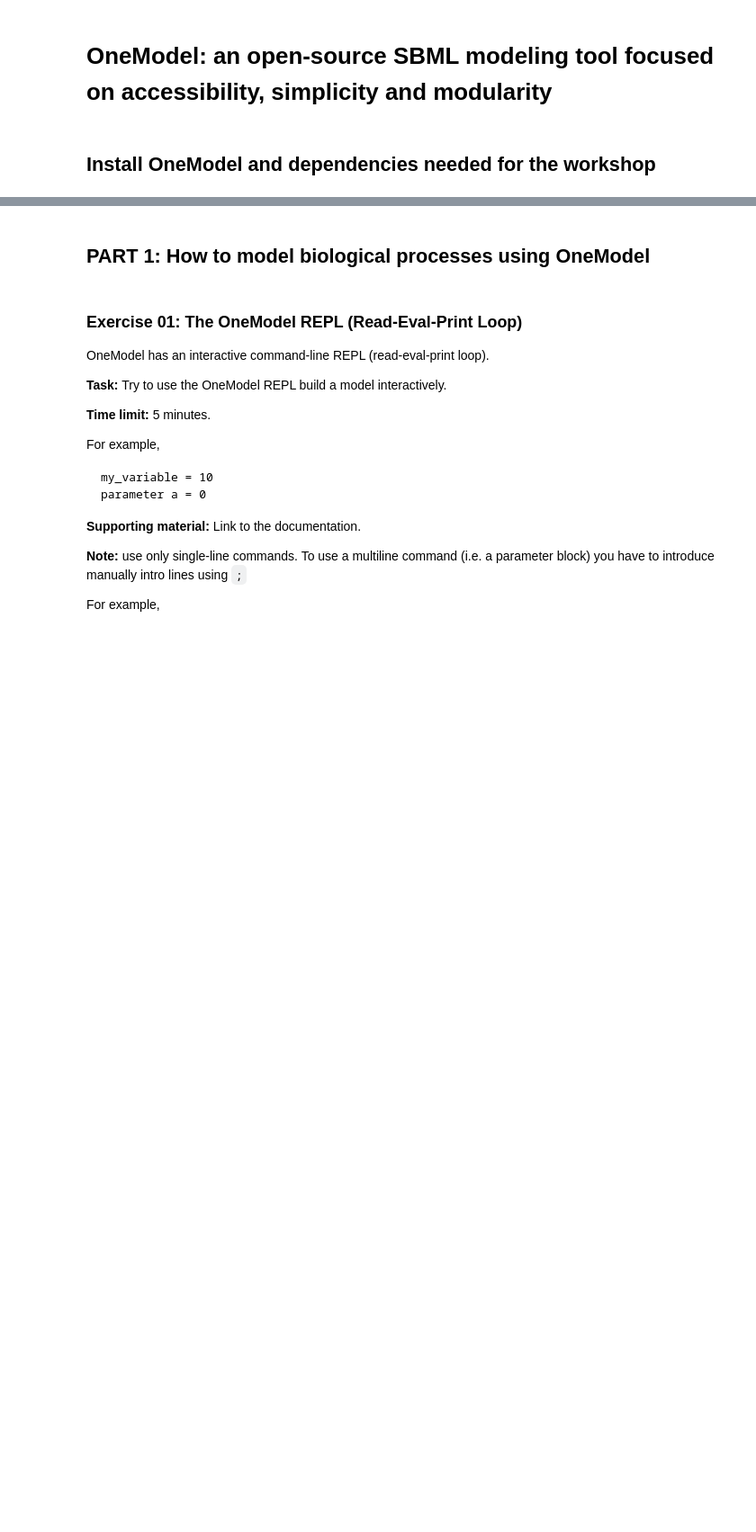
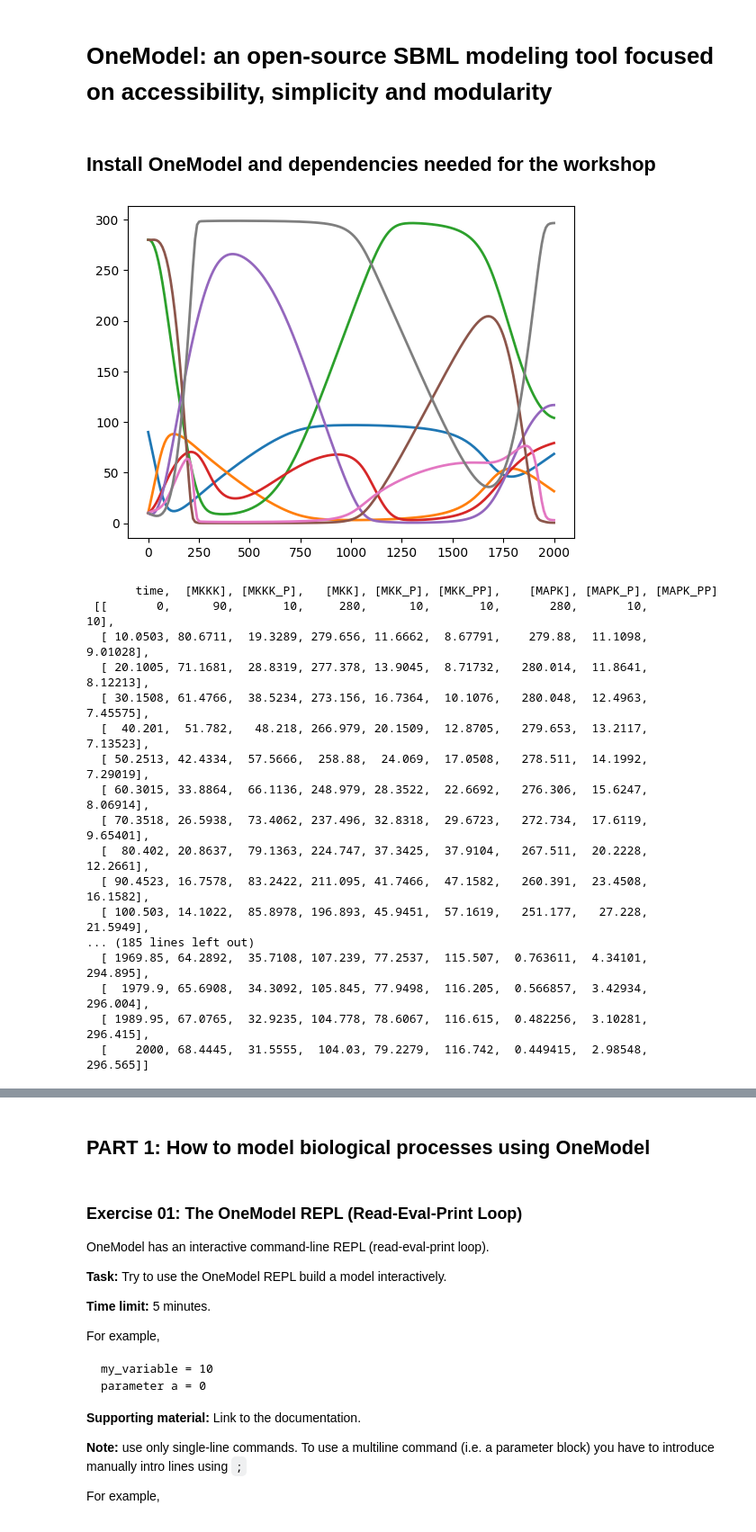
Before and after one commit to sb2cl/onemodel, a Jupyter notebook: examples/Introduction_to_OneModel.ipynb, the cells around one changed output, grey strips where cells are left out. Shown at 90% size. Cells and saved outputs as stored; diff of their text form; code cells hidden in the pictures; blank space fills up the shorter version.

```diff
--- a/examples/Introduction_to_OneModel.ipynb
+++ b/examples/Introduction_to_OneModel.ipynb
@@ -4,3 +4,30 @@
 ## Install OneModel and dependencies needed for the workshop
 # %%
 !pip install -I --no-cache-dir https://github.com/fernandonobel/onemodel/archive/collab.zip
+# %%
+import roadrunner
+
+rr = roadrunner.RoadRunner("https://www.ebi.ac.uk/biomodels/model/download/BIOMD0000000010.2?filename=BIOMD0000000010_url.xml")
+results = rr.simulate(0, 2000, 200)
+rr.plot()
+
+print(results)
+# %% [output]
+[figure, added]
+       time,  [MKKK], [MKKK_P],   [MKK], [MKK_P], [MKK_PP],    [MAPK], [MAPK_P], [MAPK_PP]
+ [[       0,      90,       10,     280,      10,       10,       280,       10,        10],
+  [ 10.0503, 80.6711,  19.3289, 279.656, 11.6662,  8.67791,    279.88,  11.1098,   9.01028],
+  [ 20.1005, 71.1681,  28.8319, 277.378, 13.9045,  8.71732,   280.014,  11.8641,   8.12213],
+  [ 30.1508, 61.4766,  38.5234, 273.156, 16.7364,  10.1076,   280.048,  12.4963,   7.45575],
+  [  40.201,  51.782,   48.218, 266.979, 20.1509,  12.8705,   279.653,  13.2117,   7.13523],
+  [ 50.2513, 42.4334,  57.5666,  258.88,  24.069,  17.0508,   278.511,  14.1992,   7.29019],
+  [ 60.3015, 33.8864,  66.1136, 248.979, 28.3522,  22.6692,   276.306,  15.6247,   8.06914],
+  [ 70.3518, 26.5938,  73.4062, 237.496, 32.8318,  29.6723,   272.734,  17.6119,   9.65401],
+  [  80.402, 20.8637,  79.1363, 224.747, 37.3425,  37.9104,   267.511,  20.2228,   12.2661],
+  [ 90.4523, 16.7578,  83.2422, 211.095, 41.7466,  47.1582,   260.391,  23.4508,   16.1582],
+  [ 100.503, 14.1022,  85.8978, 196.893, 45.9451,  57.1619,   251.177,   27.228,   21.5949],
+... (185 lines left out)
+  [ 1969.85, 64.2892,  35.7108, 107.239, 77.2537,  115.507,  0.763611,  4.34101,   294.895],
+  [  1979.9, 65.6908,  34.3092, 105.845, 77.9498,  116.205,  0.566857,  3.42934,   296.004],
+  [ 1989.95, 67.0765,  32.9235, 104.778, 78.6067,  116.615,  0.482256,  3.10281,   296.415],
+  [    2000, 68.4445,  31.5555,  104.03, 79.2279,  116.742,  0.449415,  2.98548,   296.565]]
```
Also changed, not shown: parts of 2 cells of this notebook, 2 other files.
